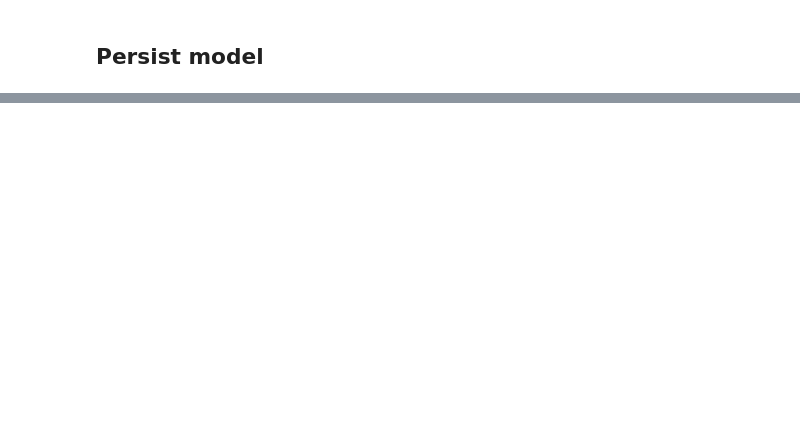
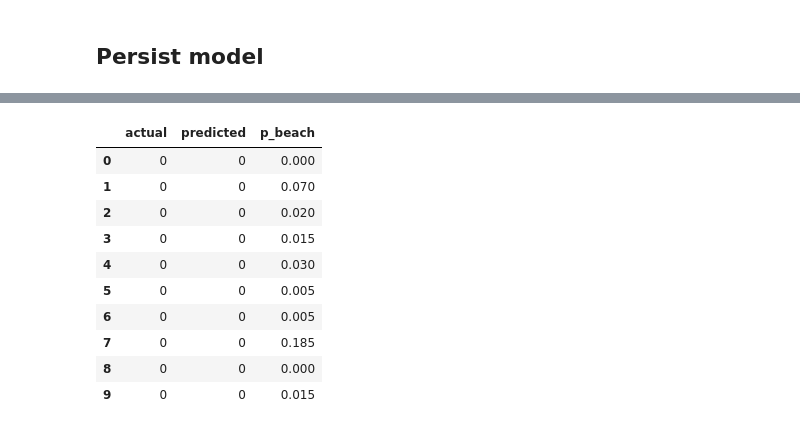
Before and after one commit to marcel-dev-acc/property-near-the-beach-predictor, a Jupyter notebook: notebooks/05_model.ipynb, the cells around one changed output, grey strips where cells are left out. Saved outputs shown, nothing was run; the diff lists cells and outputs as text; code cells hidden in the pictures; blank space fills up the shorter version.

```diff
--- a/notebooks/05_model.ipynb
+++ b/notebooks/05_model.ipynb
@@ -33,10 +36,10 @@ target = TARGET_COLUMN
 # %% [markdown]
 ## Prepare feature matrices
 # %%
-feature_cols = [c for c in train.columns if c != target]
-# Use only numeric features for this baseline; encode categoricals as needed.
+excluded_cols = {target, "filepath", "class_name"}
+feature_cols = [c for c in train.columns if c not in excluded_cols]
 feature_cols = train[feature_cols].select_dtypes(include="number").columns.tolist()
 
 X_train, y_train = train[feature_cols], train[target]
 X_test, y_test = test[feature_cols], test[target]
-print(f"Using {len(feature_cols)} features")
+print(f"Using {len(feature_cols)} numeric feature columns")
@@ -72,0 +122,7 @@ print(f"Saved model -> {model_path}")
+# %%
+loaded_bundle = joblib.load(model_path)
+loaded_preds, loaded_probs = predict_with_bundle(loaded_bundle, X_test)
+print("Reloaded model test-set report:")
+print(classification_report(y_test, loaded_preds, digits=4))
+print("Confusion matrix:")
+print(confusion_matrix(y_test, loaded_preds))
@@ -72,0 +143,23 @@ print(f"Saved model -> {model_path}")
+# %%
+sample_size = 10
+sample_X = X_test.head(sample_size)
+sample_y = y_test.head(sample_size).reset_index(drop=True)
+sample_preds, sample_probs = predict_with_bundle(loaded_bundle, sample_X)
+preview = pd.DataFrame({
+    "actual": sample_y,
+    "predicted": sample_preds,
+    "p_beach": sample_probs.round(3),
+})
+preview
+# %% [output]
+|  | actual | predicted | p_beach |
+| 0 | 0 | 0 | 0.000 |
+| 1 | 0 | 0 | 0.070 |
+| 2 | 0 | 0 | 0.020 |
+| 3 | 0 | 0 | 0.015 |
+| 4 | 0 | 0 | 0.030 |
+| 5 | 0 | 0 | 0.005 |
+| 6 | 0 | 0 | 0.005 |
+| 7 | 0 | 0 | 0.185 |
+| 8 | 0 | 0 | 0.000 |
+| 9 | 0 | 0 | 0.015 |
```
Also changed, not shown: parts of 12 cells of this notebook, 11 other files.
